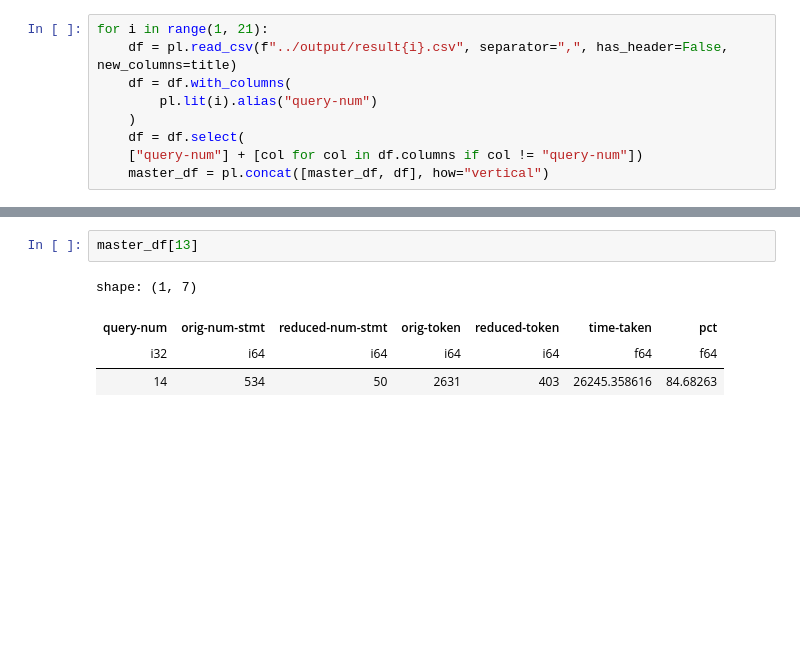
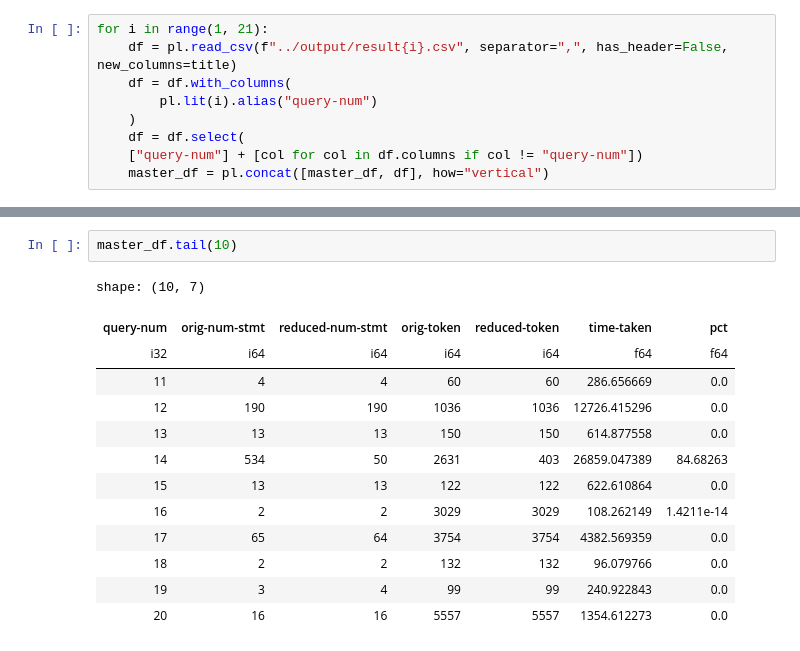
Before and after one commit to edizeqiri/SQLite-Reducer, a Jupyter notebook: src/resources/run_n_analysis.ipynb, the cells around one changed output, grey strips where cells are left out. Saved outputs shown, nothing was run; the diff lists cells and outputs as text; blank space fills up the shorter version.

```diff
--- a/src/resources/run_n_analysis.ipynb
+++ b/src/resources/run_n_analysis.ipynb
@@ -181,7 +190,16 @@ shape: (20, 7)
-# %%
-master_df[13]
-# %% [output]
-shape: (1, 7)
-| query-num | orig-num-stmt | reduced-num-stmt | orig-token | reduced-token | time-taken | pct |
-| i32 | i64 | i64 | i64 | i64 | f64 | f64 |
-| 14 | 534 | 50 | 2631 | 403 | 26245.358616 | 84.68263 |
+# %%
+master_df.tail(10)
+# %% [output]
+shape: (10, 7)
+| query-num | orig-num-stmt | reduced-num-stmt | orig-token | reduced-token | time-taken | pct |
+| i32 | i64 | i64 | i64 | i64 | f64 | f64 |
+| 11 | 4 | 4 | 60 | 60 | 286.656669 | 0.0 |
+| 12 | 190 | 190 | 1036 | 1036 | 12726.415296 | 0.0 |
+| 13 | 13 | 13 | 150 | 150 | 614.877558 | 0.0 |
+| 14 | 534 | 50 | 2631 | 403 | 26859.047389 | 84.68263 |
+| 15 | 13 | 13 | 122 | 122 | 622.610864 | 0.0 |
+| 16 | 2 | 2 | 3029 | 3029 | 108.262149 | 1.4211e-14 |
+| 17 | 65 | 64 | 3754 | 3754 | 4382.569359 | 0.0 |
+| 18 | 2 | 2 | 132 | 132 | 96.079766 | 0.0 |
+| 19 | 3 | 4 | 99 | 99 | 240.922843 | 0.0 |
+| 20 | 16 | 16 | 5557 | 5557 | 1354.612273 | 0.0 |
```
Also changed, not shown: parts of 6 cells of this notebook, 36 other files.
